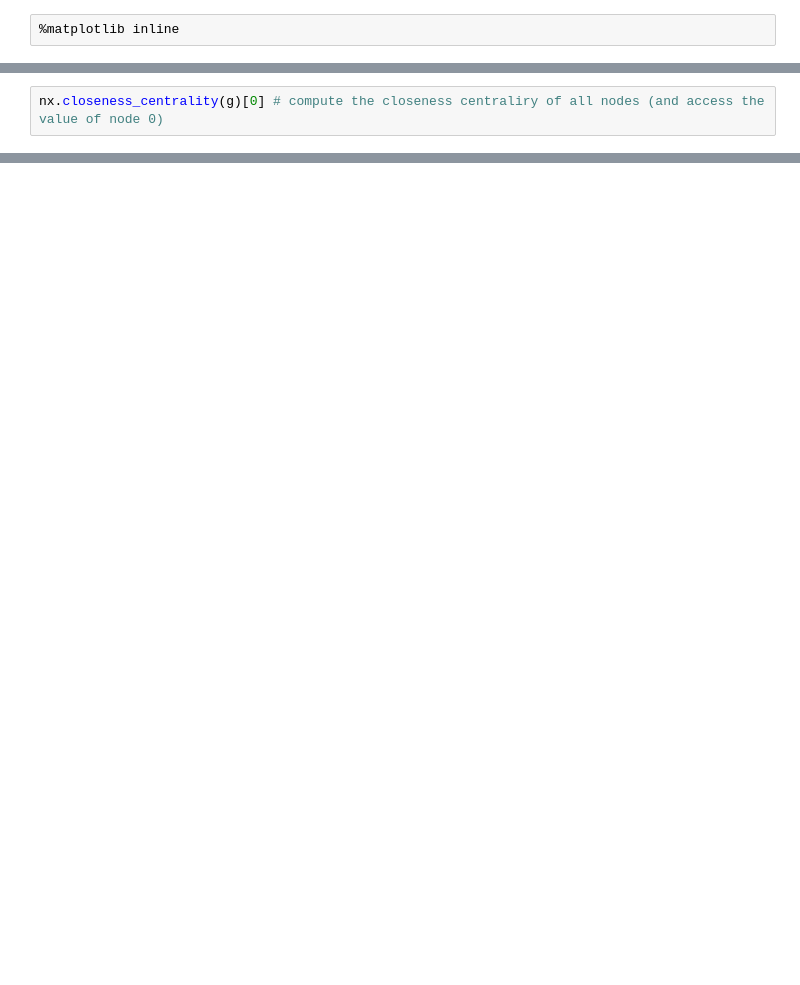
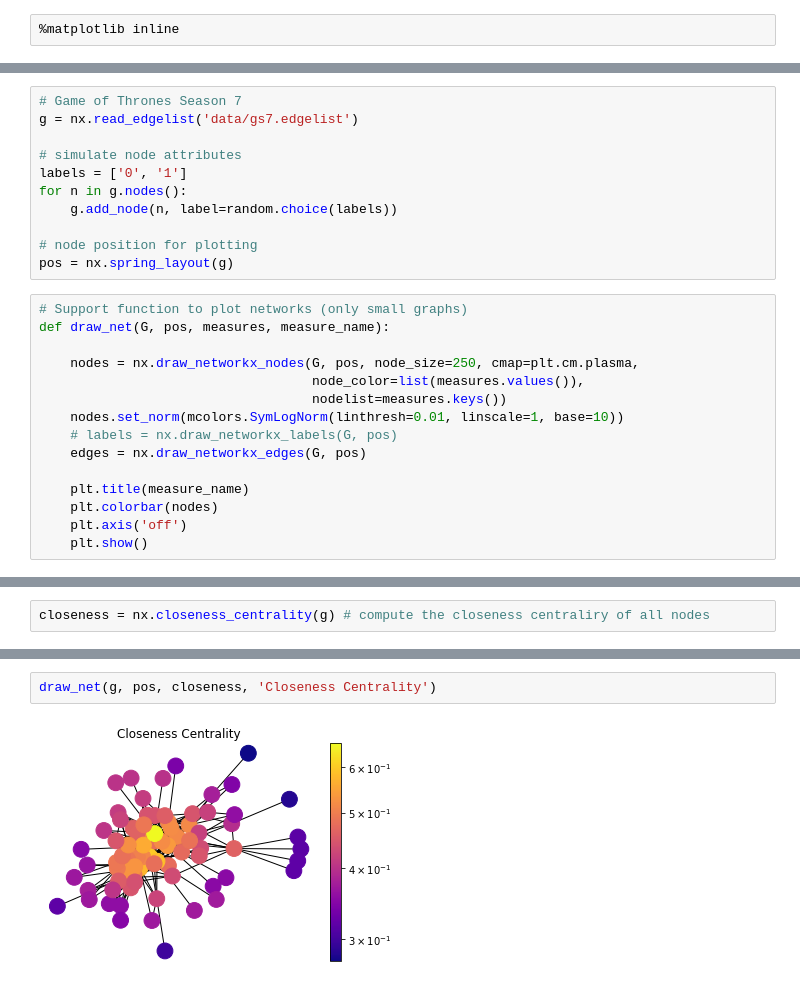
Before and after one commit to sna-unipi/SNA-lectures-notebooks, a Jupyter notebook: Chapter 6 - Centrality & Assortative Mixing.ipynb, the cells around one changed output, grey strips where cells are left out. Cells and saved outputs as stored; diff of their text form; blank space fills up the shorter version.

```diff
--- a/Chapter 6 - Centrality & Assortative Mixing.ipynb
+++ b/Chapter 6 - Centrality & Assortative Mixing.ipynb
@@ -31,0 +25,26 @@ Node centrality measures can be easily computed as follows
+# %%
+# Game of Thrones Season 7
+g = nx.read_edgelist('data/gs7.edgelist')
+
+# simulate node attributes
+labels = ['0', '1']
+for n in g.nodes():
+    g.add_node(n, label=random.choice(labels))
+
+# node position for plotting
+pos = nx.spring_layout(g)
+# %%
+# Support function to plot networks (only small graphs)
+def draw_net(G, pos, measures, measure_name):
+
+    nodes = nx.draw_networkx_nodes(G, pos, node_size=250, cmap=plt.cm.plasma,
+                                   node_color=list(measures.values()),
+                                   nodelist=measures.keys())
+    nodes.set_norm(mcolors.SymLogNorm(linthresh=0.01, linscale=1, base=10))
+    # labels = nx.draw_networkx_labels(G, pos)
+    edges = nx.draw_networkx_edges(G, pos)
+
+    plt.title(measure_name)
+    plt.colorbar(nodes)
+    plt.axis('off')
+    plt.show()
@@ -36,2 +86,2 @@ DegreeView({0: 5, 1: 24, 2: 55})
 # %%
-nx.closeness_centrality(g)[0] # compute the closeness centraliry of all nodes (and access the value of node 0)
+closeness = nx.closeness_centrality(g) # compute the closeness centraliry of all nodes
@@ -39,0 +97,4 @@ nx.closeness_centrality(g)[0] # compute the closeness centraliry of all nodes (a
+# %%
+draw_net(g, pos, closeness, 'Closeness Centrality')
+# %% [output]
+[figure, added]
```
Also changed, not shown: parts of 52 cells of this notebook, 3 other files.
